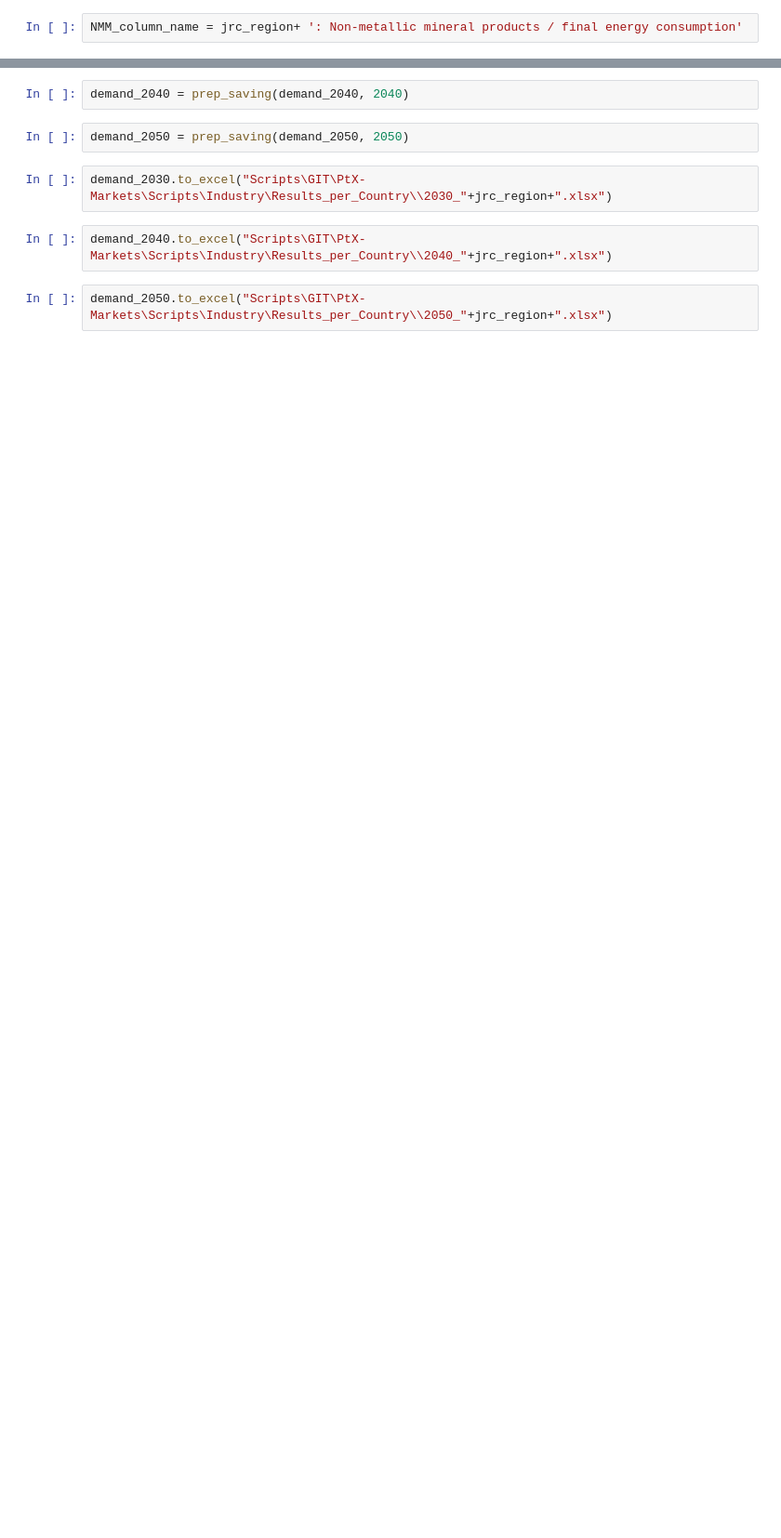
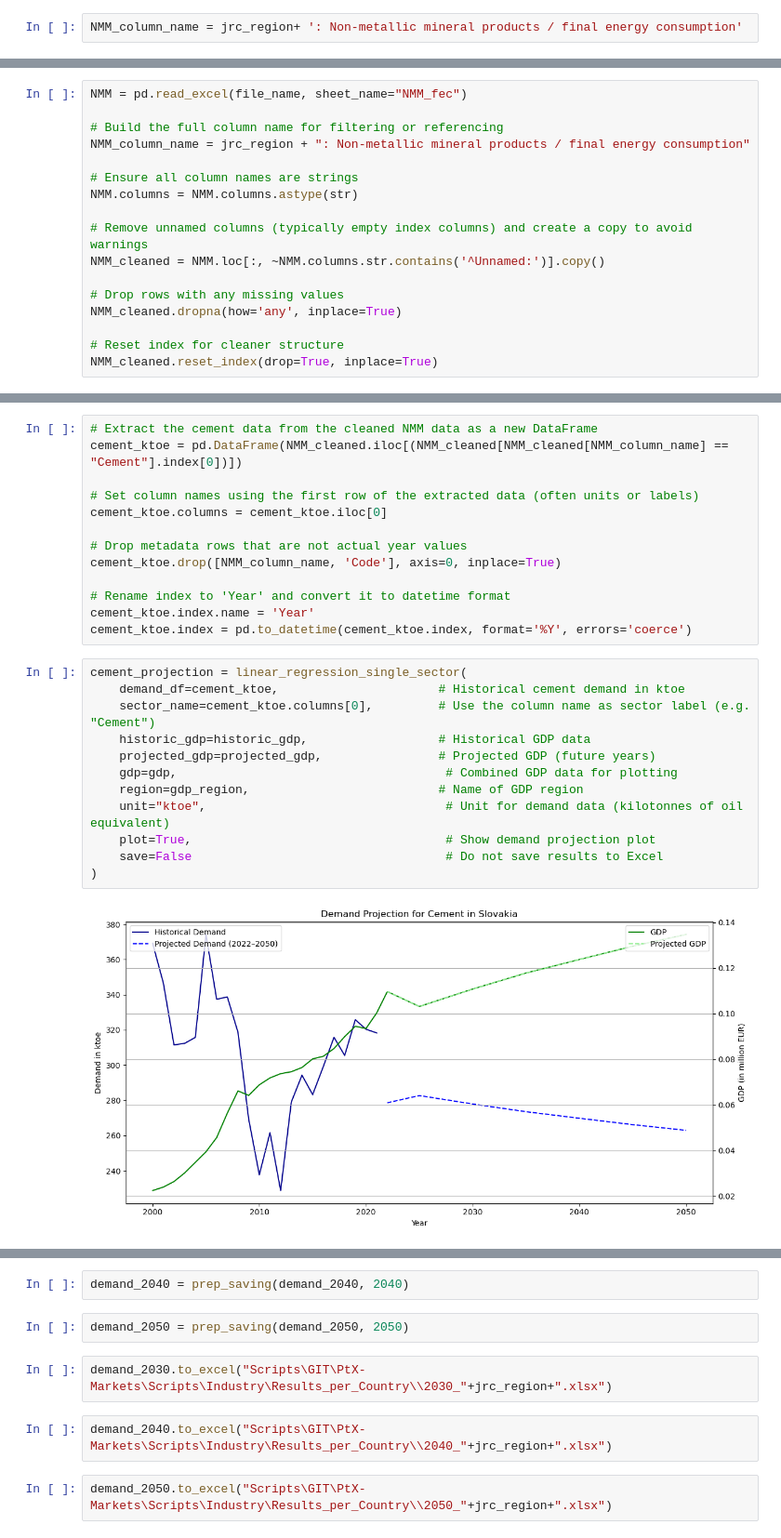
Before and after one commit to CSEI-EU/PtX-Markets, a Jupyter notebook: Scripts/Industry/Industry_demand.ipynb, the cells around one changed output, grey strips where cells are left out. Shown at 93% size. Drawn from its saved outputs; the diff is of its cells as text; blank space fills up the shorter version.

Commit message:
Cleaning of NMM sector

```diff
--- a/Scripts/Industry/Industry_demand.ipynb
+++ b/Scripts/Industry/Industry_demand.ipynb
@@ -850,0 +775,17 @@ cement_projection = apply_linear_target(cement_projection, "Predicted Remainder
+# %%
+NMM = pd.read_excel(file_name, sheet_name="NMM_fec")
+
+# Build the full column name for filtering or referencing
+NMM_column_name = jrc_region + ": Non-metallic mineral products / final energy consumption"
+
+# Ensure all column names are strings
+NMM.columns = NMM.columns.astype(str)
+
+# Remove unnamed columns (typically empty index columns) and create a copy to avoid warnings
+NMM_cleaned = NMM.loc[:, ~NMM.columns.str.contains('^Unnamed:')].copy()
+
+# Drop rows with any missing values
+NMM_cleaned.dropna(how='any', inplace=True)
+
+# Reset index for cleaner structure
+NMM_cleaned.reset_index(drop=True, inplace=True)
@@ -850,0 +835,27 @@ cement_projection = apply_linear_target(cement_projection, "Predicted Remainder
+# %%
+# Extract the cement data from the cleaned NMM data as a new DataFrame
+cement_ktoe = pd.DataFrame(NMM_cleaned.iloc[(NMM_cleaned[NMM_cleaned[NMM_column_name] == "Cement"].index[0])])
+
+# Set column names using the first row of the extracted data (often units or labels)
+cement_ktoe.columns = cement_ktoe.iloc[0]
+
+# Drop metadata rows that are not actual year values
+cement_ktoe.drop([NMM_column_name, 'Code'], axis=0, inplace=True)
+
+# Rename index to 'Year' and convert it to datetime format
+cement_ktoe.index.name = 'Year'
+cement_ktoe.index = pd.to_datetime(cement_ktoe.index, format='%Y', errors='coerce')
+# %%
+cement_projection = linear_regression_single_sector(
+    demand_df=cement_ktoe,                      # Historical cement demand in ktoe
+    sector_name=cement_ktoe.columns[0],         # Use the column name as sector label (e.g. "Cement")
+    historic_gdp=historic_gdp,                  # Historical GDP data
+    projected_gdp=projected_gdp,                # Projected GDP (future years)
+    gdp=gdp,                                     # Combined GDP data for plotting
+    region=gdp_region,                          # Name of GDP region
+    unit="ktoe",                                 # Unit for demand data (kilotonnes of oil equivalent)
+    plot=True,                                   # Show demand projection plot
+    save=False                                   # Do not save results to Excel
+)
+# %% [output]
+[figure, added]
```
Also changed, not shown: parts of 137 cells of this notebook.
